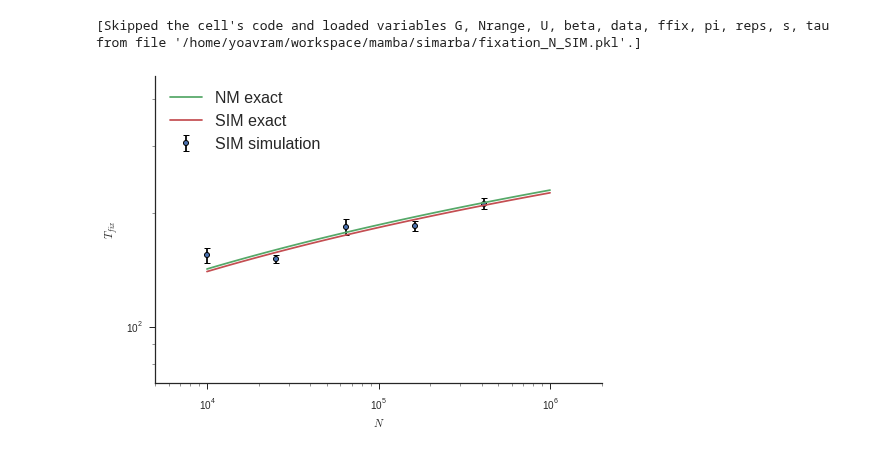
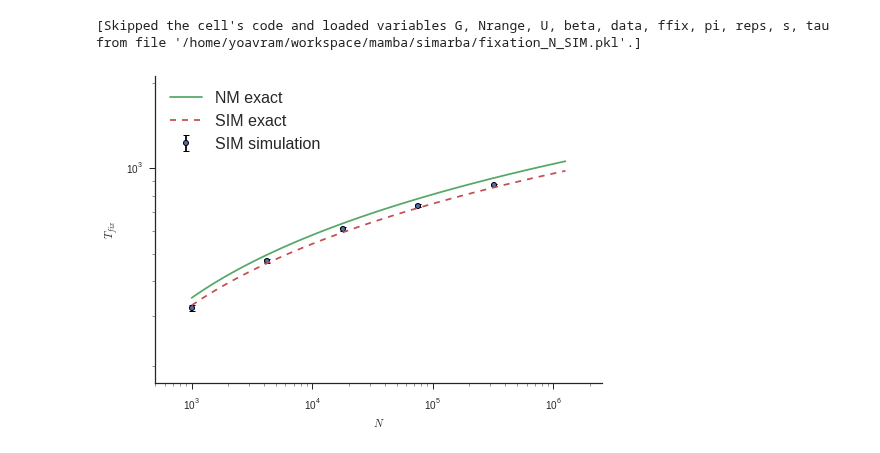
Before and after one commit to yoavram/mamba, a Jupyter notebook: simarba/adaptation model.ipynb, the cells around one changed output. Drawn from its saved outputs; the diff is of its cells as text; code cells hidden in the pictures.

```diff
--- a/simarba/adaptation model.ipynb
+++ b/simarba/adaptation model.ipynb
@@ -985,10 +985,10 @@ sns.despine()
 # %% [markdown]
 #### $T_{fix}$ vs $N$ for NM
 # %%
-%%cache fixation_N.pkl reps ffix s U beta G pi tau Nrange data
+%%cache fixation_N.pkl ffix reps s U beta G pi tau Nrange data
 ffix,s,U,beta,G,pi,tau = 0.5,0.01,1e-4,1e-4,10,0,1
-reps = 100
-Nrange = logspace(4,6,100)
+reps = 10000
+Nrange = logspace(3,6.1,100)
 
 pool.push({'simulation':simulation, 'ffix':ffix,'s':s,'U':U,'beta':beta,'G':G,'pi':pi,'tau':tau, 'Nrange':Nrange})
 data = array(pool.map_sync(lambda _: [simulation(ffix,N_,U,s,beta,G,pi,tau) for N_ in Nrange[::20]], range(reps)))
@@ -1025,8 +1025,8 @@ sns.despine();
 # %%
 %%cache fixation_N_SIM.pkl reps ffix s U beta G pi tau Nrange data
 ffix,s,U,beta,G,pi,tau = 0.5,0.05,1e-4,1e-4,10,1,10
-reps = 100
-Nrange = logspace(4,6,100)
+reps = 10000
+Nrange = logspace(4,6.1,100)
 
 pool.push({'simulation':simulation, 'ffix':ffix,'s':s,'U':U,'beta':beta,'G':G,'pi':pi,'tau':tau, 'Nrange':Nrange})
 data = array(pool.map_sync(lambda _: [simulation(ffix,N_,U,s,beta,G,pi,tau) for N_ in Nrange[::20]], range(reps)))
@@ -1049,14 +1049,14 @@ semy  = semy / sqrt(leny)
 # %%
 errorbar(Nrange[::20], meany, yerr=semy, marker=ERRBAR_MARKER, ls=ERRBAR_LS, ecolor=ERRBAR_COL, label='SIM simulation')
 plot(Nrange, y1, label='NM exact')
-plot(Nrange, y2, label='SIM exact')
+plot(Nrange, y2, ls='--', label='SIM exact')
 xscale('log')
 yscale('log')
 xlabel('$N$')
 ylabel('$T_{fix}$')
 xlim(min(Nrange)/2, max(Nrange)*2)
 ylim(min(y1)/2,max(y1)*2)
 legend(loc='upper left');
 sns.despine();
 # %% [output]
-[figure, old version]
+[figure, new version]
```
Also changed, not shown: parts of 22 cells of this notebook.
